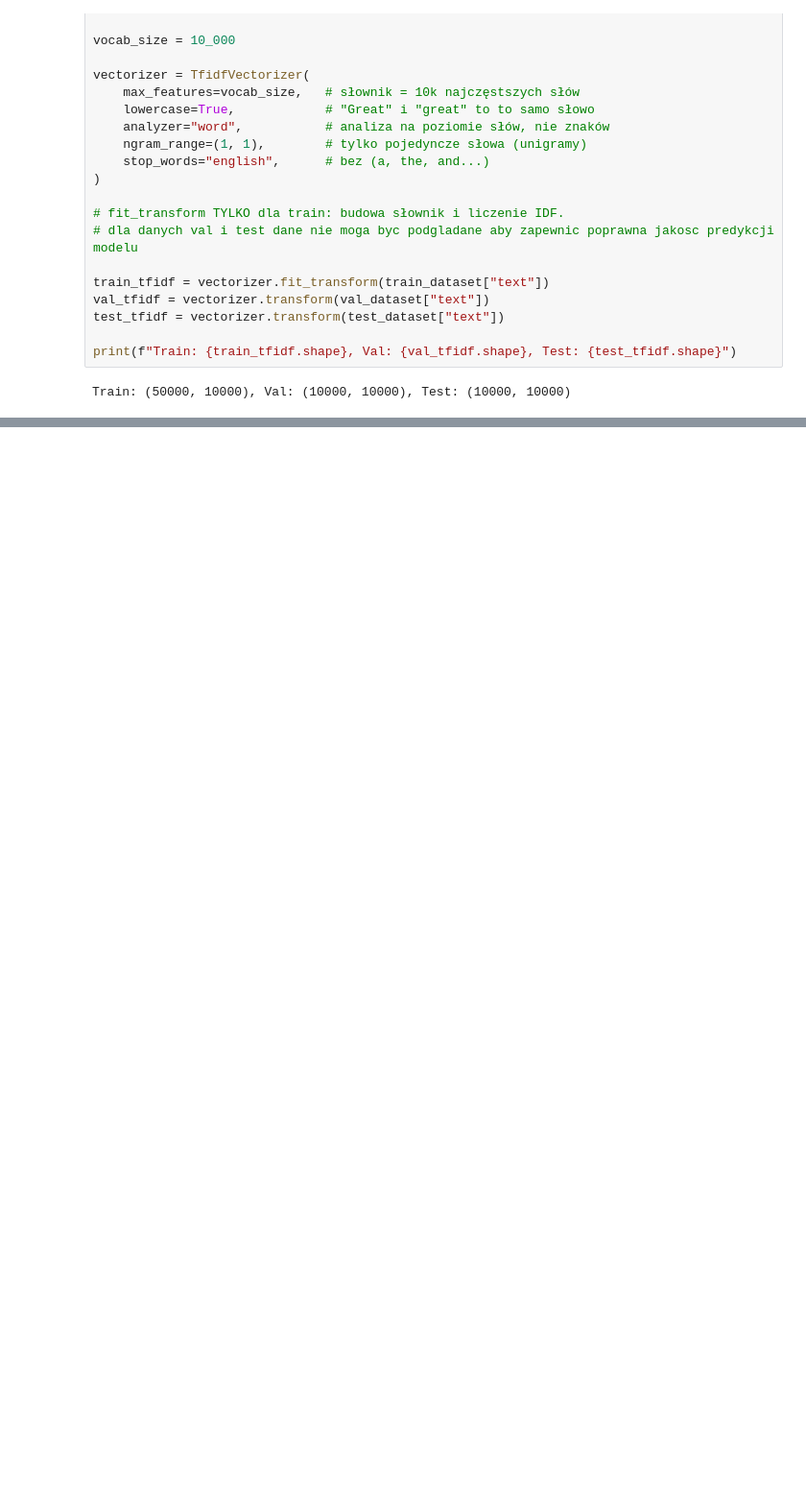
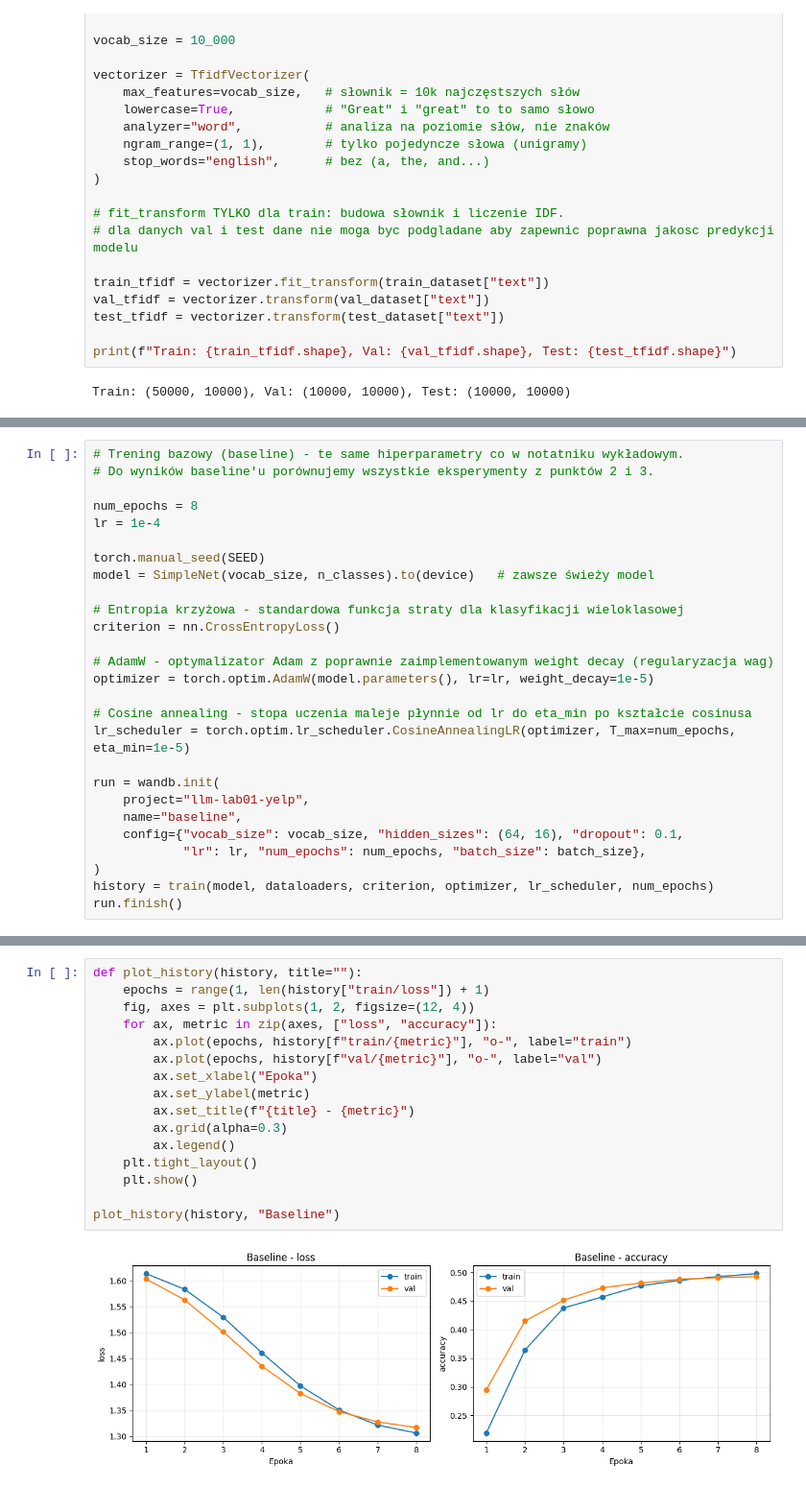
Before and after one commit to gostek198/podstawy-llm-lab-eiti-pw, a Jupyter notebook: lab01/lab01_yelp_klasyfikacja_LAB.ipynb, the cells around one changed output, grey strips where cells are left out. Shown at 96% size. Saved outputs shown, nothing was run; the diff lists cells and outputs as text; blank space fills up the shorter version.

Commit message:
Lab01: krok 6 – trening bazowy (val acc 49.3%)

```diff
--- a/lab01/lab01_yelp_klasyfikacja_LAB.ipynb
+++ b/lab01/lab01_yelp_klasyfikacja_LAB.ipynb
@@ -250,0 +434,27 @@ Opinia 0 (4 stars): najważniejsze słowa wg TF-IDF:
+# %%
+# Trening bazowy (baseline) - te same hiperparametry co w notatniku wykładowym.
+# Do wyników baseline'u porównujemy wszystkie eksperymenty z punktów 2 i 3.
+
+num_epochs = 8
+lr = 1e-4
+
+torch.manual_seed(SEED)
+model = SimpleNet(vocab_size, n_classes).to(device)   # zawsze świeży model
+
+# Entropia krzyżowa - standardowa funkcja straty dla klasyfikacji wieloklasowej
+criterion = nn.CrossEntropyLoss()
+
+# AdamW - optymalizator Adam z poprawnie zaimplementowanym weight decay (regularyzacja wag)
+optimizer = torch.optim.AdamW(model.parameters(), lr=lr, weight_decay=1e-5)
+
+# Cosine annealing - stopa uczenia maleje płynnie od lr do eta_min po kształcie cosinusa
+lr_scheduler = torch.optim.lr_scheduler.CosineAnnealingLR(optimizer, T_max=num_epochs, eta_min=1e-5)
+
+run = wandb.init(
+    project="llm-lab01-yelp",
+    name="baseline",
+    config={"vocab_size": vocab_size, "hidden_sizes": (64, 16), "dropout": 0.1,
+            "lr": lr, "num_epochs": num_epochs, "batch_size": batch_size},
+)
+history = train(model, dataloaders, criterion, optimizer, lr_scheduler, num_epochs)
+run.finish()
@@ -250,0 +475,18 @@ Opinia 0 (4 stars): najważniejsze słowa wg TF-IDF:
+# %%
+def plot_history(history, title=""):
+    epochs = range(1, len(history["train/loss"]) + 1)
+    fig, axes = plt.subplots(1, 2, figsize=(12, 4))
+    for ax, metric in zip(axes, ["loss", "accuracy"]):
+        ax.plot(epochs, history[f"train/{metric}"], "o-", label="train")
+        ax.plot(epochs, history[f"val/{metric}"], "o-", label="val")
+        ax.set_xlabel("Epoka")
+        ax.set_ylabel(metric)
+        ax.set_title(f"{title} - {metric}")
+        ax.grid(alpha=0.3)
+        ax.legend()
+    plt.tight_layout()
+    plt.show()
+
+plot_history(history, "Baseline")
+# %% [output]
+[figure, added]
```
Also changed, not shown: parts of 10 cells of this notebook.
